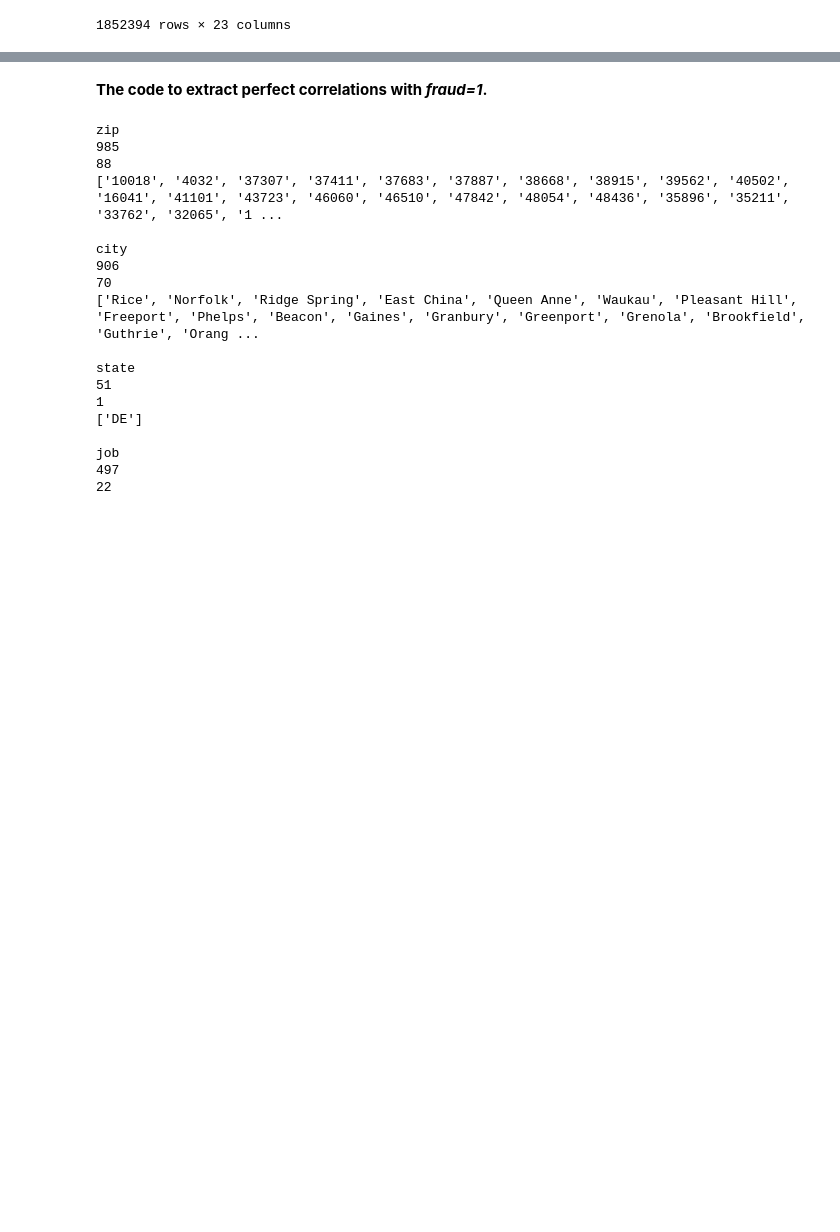
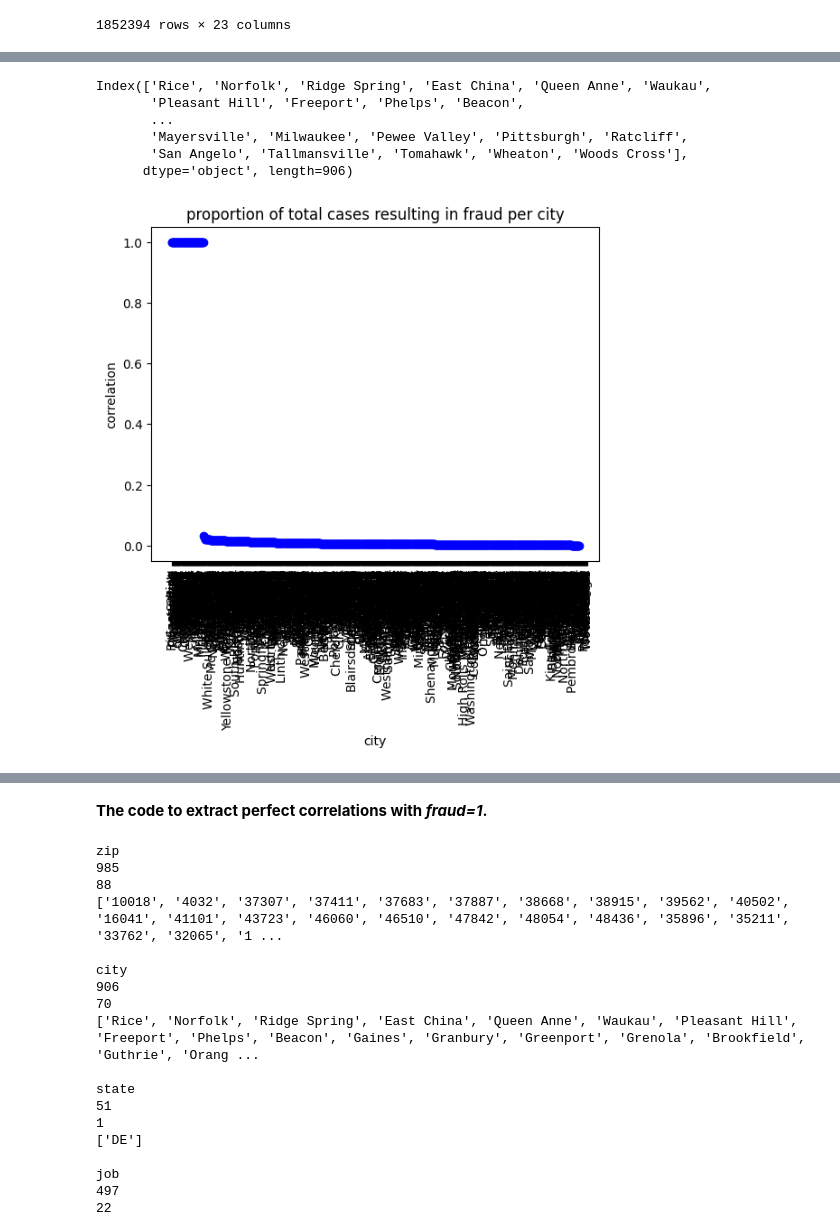
Before and after one commit to cjfortu/705.603Spr24, a Jupyter notebook: dataAnalytics-master/PreliminaryDataPipeline_post.ipynb, the cells around one changed output, grey strips where cells are left out. Cells and saved outputs as stored; diff of their text form; code cells hidden in the pictures; blank space fills up the shorter version.

```diff
--- a/dataAnalytics-master/PreliminaryDataPipeline_post.ipynb
+++ b/dataAnalytics-master/PreliminaryDataPipeline_post.ipynb
@@ -57,0 +97,22 @@ df
+# %%
+col = 'city'
+valcors = (df.loc[df['is_fraud'] == 1, '{}'.format(col)].value_counts() /\
+       df['{}'.format(col)].value_counts()).sort_values(ascending=False)
+pd.set_option('display.max_rows', None)
+print(valcors.index)
+pd.set_option('display.max_rows', 10)
+plt.scatter(valcors.index, valcors, c ="blue")
+plt.title('proportion of total cases resulting in fraud per {}'.format(col))
+plt.xlabel(col)
+plt.xticks(rotation=90)
+plt.ylabel('correlation')
+# To show the plot
+plt.show()
+# %% [output]
+Index(['Rice', 'Norfolk', 'Ridge Spring', 'East China', 'Queen Anne', 'Waukau',
+       'Pleasant Hill', 'Freeport', 'Phelps', 'Beacon',
+       ...
+       'Mayersville', 'Milwaukee', 'Pewee Valley', 'Pittsburgh', 'Ratcliff',
+       'San Angelo', 'Tallmansville', 'Tomahawk', 'Wheaton', 'Woods Cross'],
+      dtype='object', length=906)
+[figure, added]
```
Also changed, not shown: parts of 5 cells of this notebook, 1 other file.
